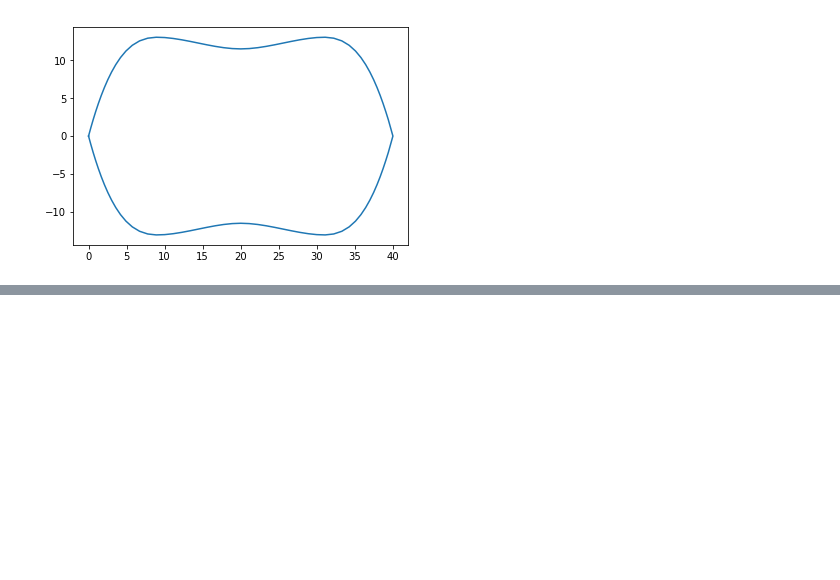
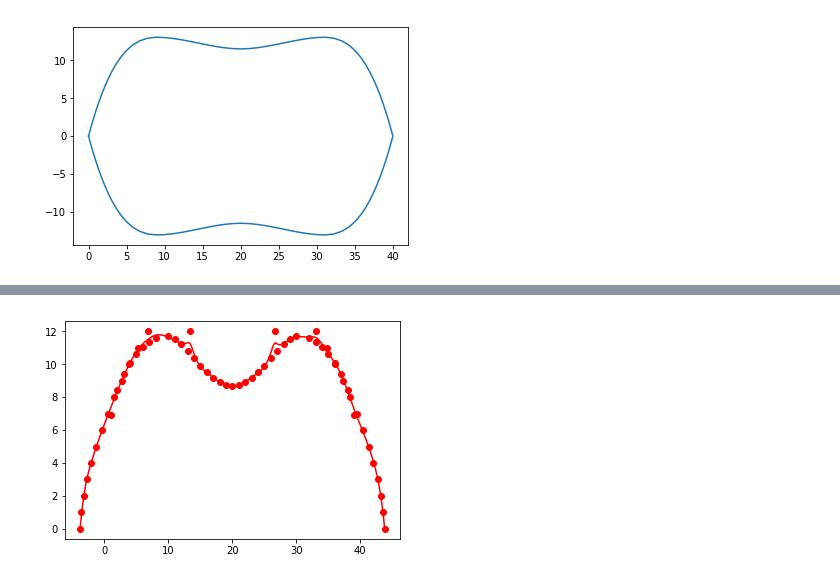
Before and after one commit to aweffr/auto-grid, a Jupyter notebook: src/utils/iter_experiment.ipynb, the cells around one changed output, grey strips where cells are left out. Cells and saved outputs as stored; diff of their text form; code cells hidden in the pictures; blank space fills up the shorter version.

```diff
--- a/src/utils/iter_experiment.ipynb
+++ b/src/utils/iter_experiment.ipynb
@@ -133,0 +140,16 @@ plt.show()
+# %%
+from scipy.interpolate import InterpolatedUnivariateSpline, UnivariateSpline
+import numpy as np
+
+spl = UnivariateSpline([p[0] for p in lst], [p[1] for p in lst], s=3)
+lb, rb = lst[0][0], lst[-1][0]
+
+xx = np.linspace(lb, rb, 1000)
+yy = spl(xx)
+
+for p in lst:
+    plt.plot(p[0], p[1], "ro")
+plt.plot(xx, yy, "r")
+plt.show()
+# %% [output]
+[figure, added]
```
Also changed, not shown: parts of 1 cell of this notebook.
